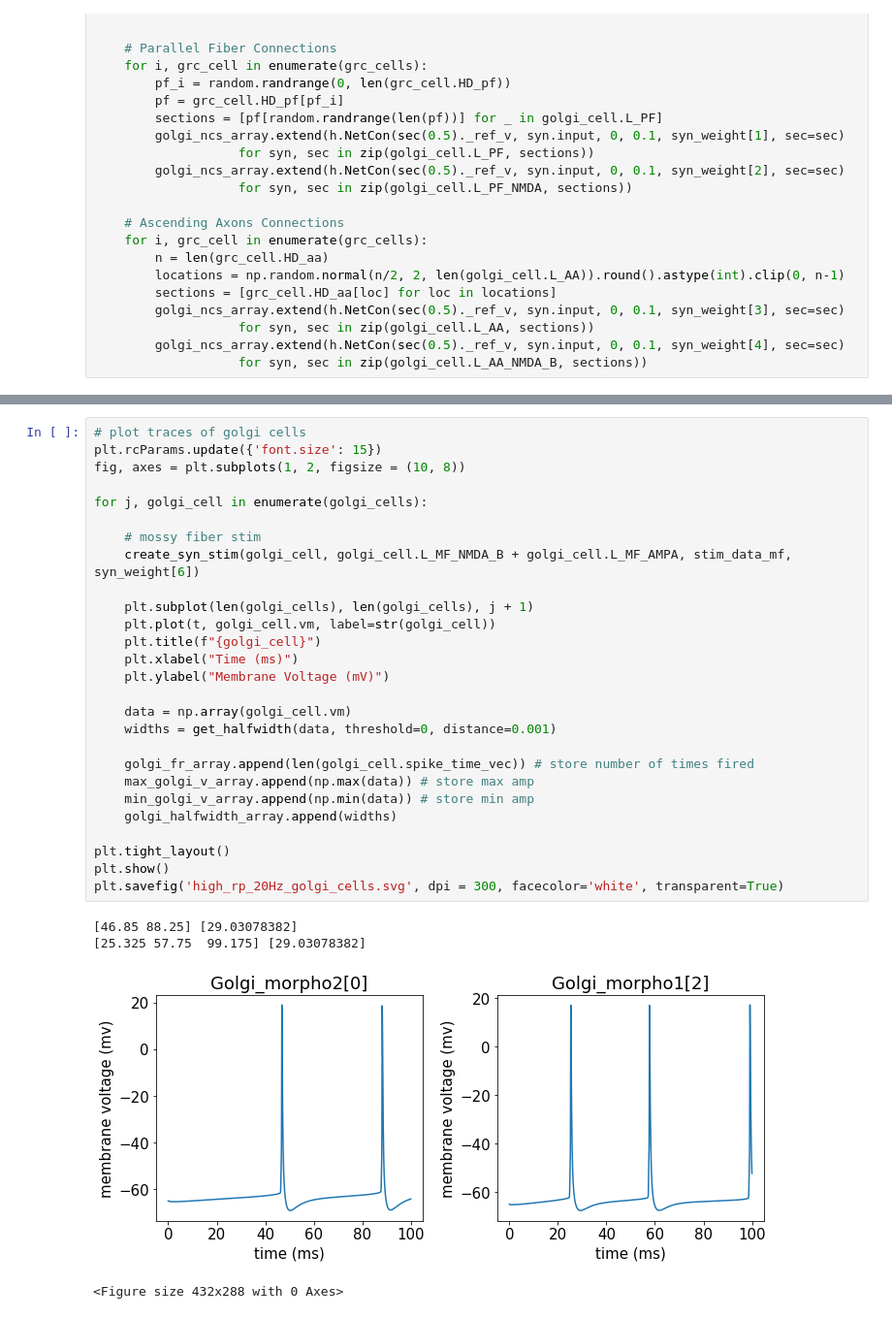
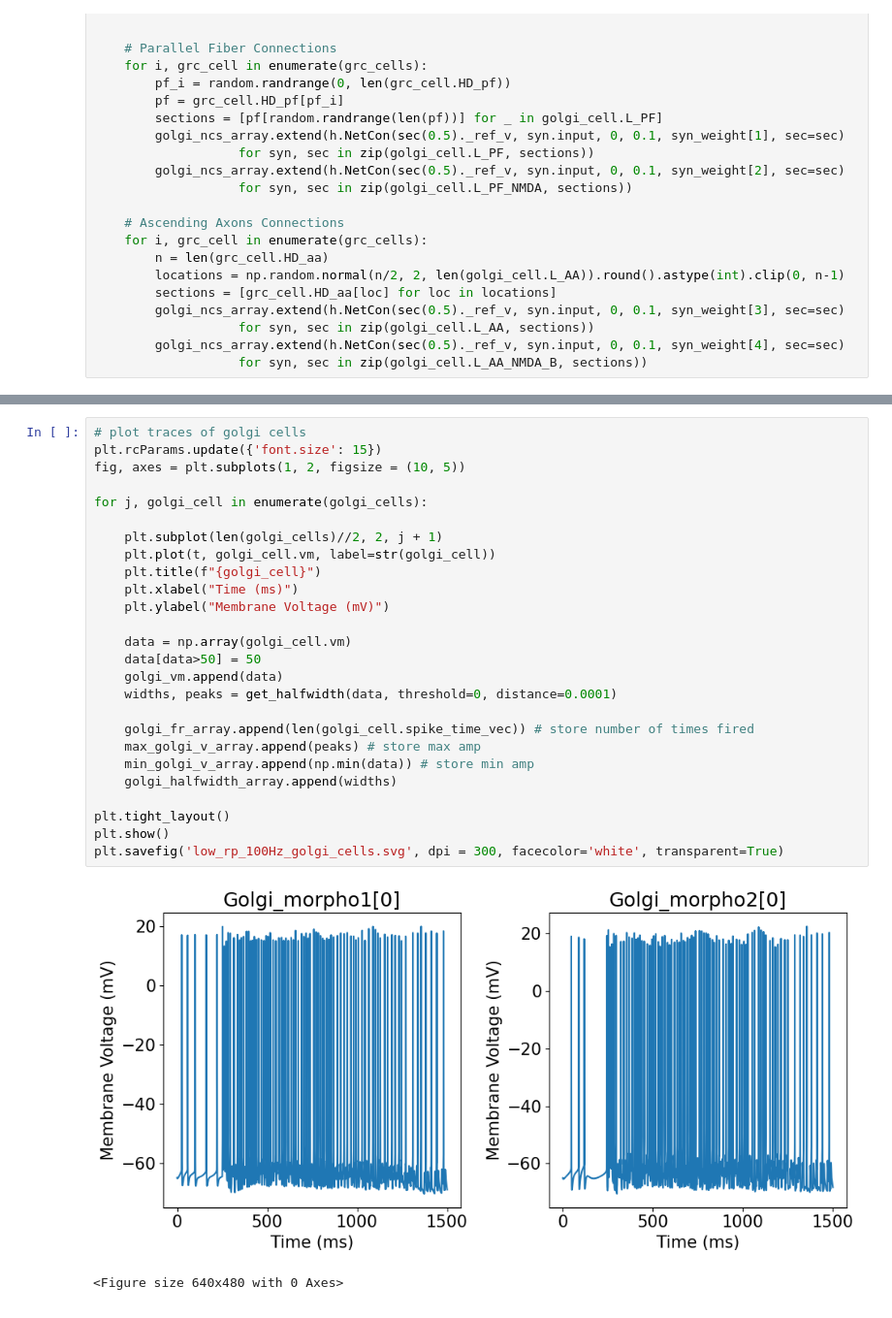
Before and after one commit to Spiritreaper331/Honors-Project-2022, a Jupyter notebook: Cerebellum Model/low_rp_testing_100Hz.ipynb, the cells around one changed output, grey strips where cells are left out. Shown at 97% size. Drawn from its saved outputs; the diff is of its cells as text.

```diff
--- a/Cerebellum Model/low_rp_testing_100Hz.ipynb
+++ b/Cerebellum Model/low_rp_testing_100Hz.ipynb
@@ -278,35 +291,32 @@ plt.savefig('high_rp_20Hz_grc_cells.svg', dpi = 300, facecolor='white', transpar
 # %%
 # plot traces of golgi cells
 plt.rcParams.update({'font.size': 15})
-fig, axes = plt.subplots(1, 2, figsize = (10, 8))
+fig, axes = plt.subplots(1, 2, figsize = (10, 5))
 
 for j, golgi_cell in enumerate(golgi_cells):
 
-    # mossy fiber stim
-    create_syn_stim(golgi_cell, golgi_cell.L_MF_NMDA_B + golgi_cell.L_MF_AMPA, stim_data_mf, syn_weight[6])
-
-    plt.subplot(len(golgi_cells), len(golgi_cells), j + 1)
+    plt.subplot(len(golgi_cells)//2, 2, j + 1)
     plt.plot(t, golgi_cell.vm, label=str(golgi_cell))
     plt.title(f"{golgi_cell}")
     plt.xlabel("Time (ms)")
     plt.ylabel("Membrane Voltage (mV)")
 
     data = np.array(golgi_cell.vm)
-    widths = get_halfwidth(data, threshold=0, distance=0.001)
+    data[data>50] = 50
+    golgi_vm.append(data)
+    widths, peaks = get_halfwidth(data, threshold=0, distance=0.0001)
 
     golgi_fr_array.append(len(golgi_cell.spike_time_vec)) # store number of times fired
-    max_golgi_v_array.append(np.max(data)) # store max amp
+    max_golgi_v_array.append(peaks) # store max amp
     min_golgi_v_array.append(np.min(data)) # store min amp
     golgi_halfwidth_array.append(widths)
 
 plt.tight_layout()
 plt.show()
-plt.savefig('high_rp_20Hz_golgi_cells.svg', dpi = 300, facecolor='white', transparent=True)
+plt.savefig('low_rp_100Hz_golgi_cells.svg', dpi = 300, facecolor='white', transparent=True)
 # %% [output]
+[figure, new version]
-[46.85 88.25] [29.03078382]
-[25.325 57.75  99.175] [29.03078382]
+<Figure size 640x480 with 0 Axes>
-[figure, old version]
-<Figure size 432x288 with 0 Axes>
 # %%
 golgi_halfwidth_array = np.concatenate(golgi_halfwidth_array)
 grc_halfwidth_array = np.concatenate(grc_halfwidth_array)
```
Also changed, not shown: parts of 13 cells of this notebook, 16 other files.
